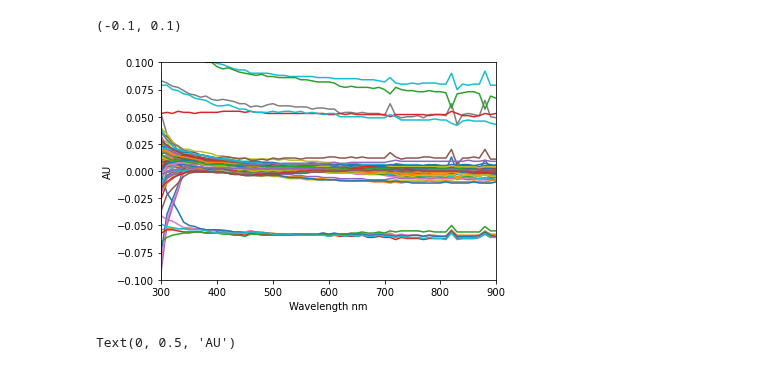
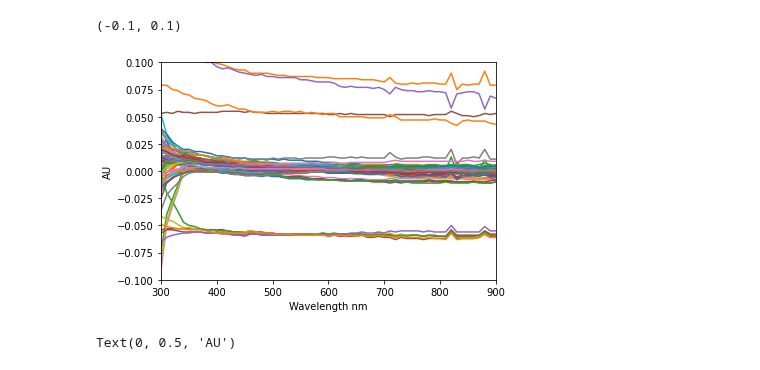
Before and after one commit to pozzo-research-group/OT2-DOE, a Jupyter notebook: PlanPrepareProcess/Plate Reader Full Spectra.ipynb, the cells around one changed output. Saved outputs shown, nothing was run; the diff lists cells and outputs as text; code cells hidden in the pictures.

```diff
--- a/PlanPrepareProcess/Plate Reader Full Spectra.ipynb
+++ b/PlanPrepareProcess/Plate Reader Full Spectra.ipynb
@@ -82,0 +91,10 @@ blanked_samples.to_csv(r"C:\Users\Edwin\Downloads\03_18_21 Synthesis Info Plus B
+# %%
+UID_of_interest = []
+for i, row in blanked_samples.iterrows():
+    UID = row['UID']
+    absorbs = row[wavelength_columns]
+    absorb_nm = absorbs.loc['500.0nm']
+    if absorb_nm < -0.01:
+        print(UID)
+        UID_of_interest.append(UID)
+samples[samples['UID'].isin(UID_of_interest)]
@@ -83,16 +116,15 @@ blanked_samples.to_csv(r"C:\Users\Edwin\Downloads\03_18_21 Synthesis Info Plus B
 # %%
-blanked_samples_spectra = blanked_samples[wavelength_columns]
-for i, row in blanked_samples_spectra.iterrows():
+for i, row in blanked_samples_spectra.loc[8:].iterrows():
     absorbances = list(row)
     plt.plot(wavelengths, absorbances)
 
 plt.xlim(300,900)
 plt.xlabel('Wavelength nm')
 plt.ylabel('AU')
 plt.ylim(-0.1, 0.1)
 # %% [output]
 (-0.1, 0.1)
-[figure, old version]
+[figure, new version]
 # %%
 for i, row in blanks_spectra.iterrows():
     absorbances = list(row)
```
Also changed, not shown: parts of 4 cells of this notebook, 1 other file.
